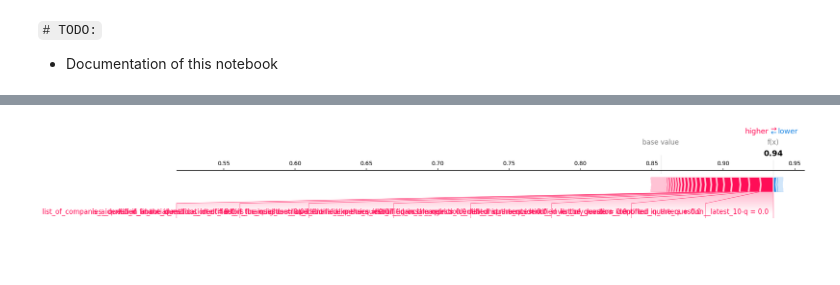
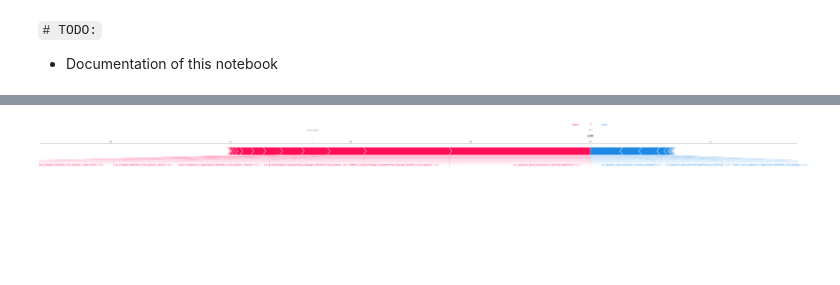
Before and after one commit to microsoft/dstoolkit-genai-shap, a Jupyter notebook: docs/examples/03-gaishap-blackbox-model.ipynb, the cells around one changed output, grey strips where cells are left out. Saved outputs shown, nothing was run; the diff lists cells and outputs as text; code cells hidden in the pictures; blank space fills up the shorter version.

Commit message:
change of sample data

```diff
--- a/docs/examples/03-gaishap-blackbox-model.ipynb
+++ b/docs/examples/03-gaishap-blackbox-model.ipynb
@@ -111,2 +149,6 @@ shap.waterfall_plot(shap_values[0])
 # %%
-shap.summary_plot(shap_values, X)
+metric = 'context_recall'
+
+X = pd.DataFrame(bb_model.preprocessed_features)
+explainer = bb_model.explainers_[metric]
+shap_values = explainer(X)
@@ -115,4 +166,5 @@ shap.summary_plot(shap_values, X)
 # %%
-shap.force_plot(explainer.expected_value, shap_values.values[0], X.iloc[0, :], matplotlib=True)
+
+shap.force_plot(explainer.expected_value, shap_values.values[0], X.iloc[0, :], matplotlib=True, figsize=(80,5))
 # %% [output]
-[figure, old version]
+[figure, new version]
```
Also changed, not shown: parts of 12 cells of this notebook, 4 other files.
